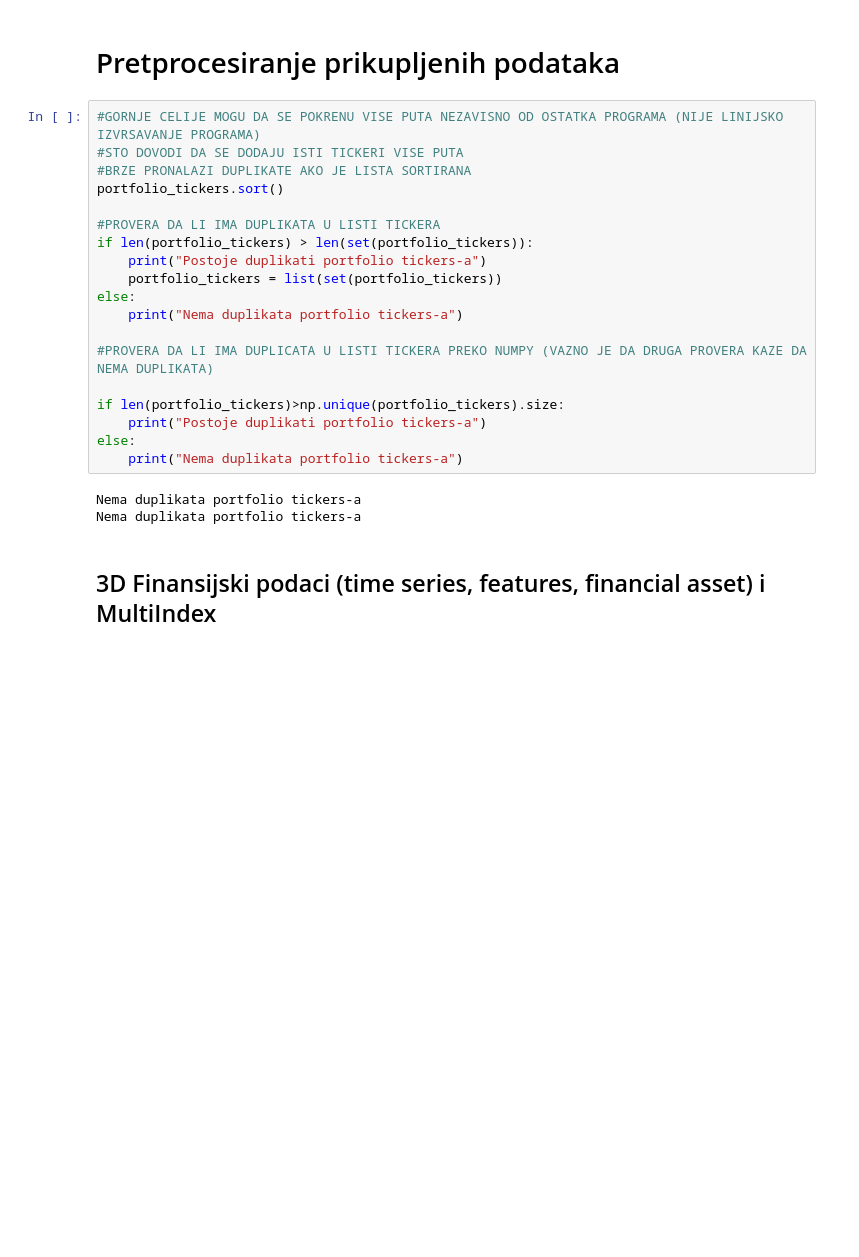
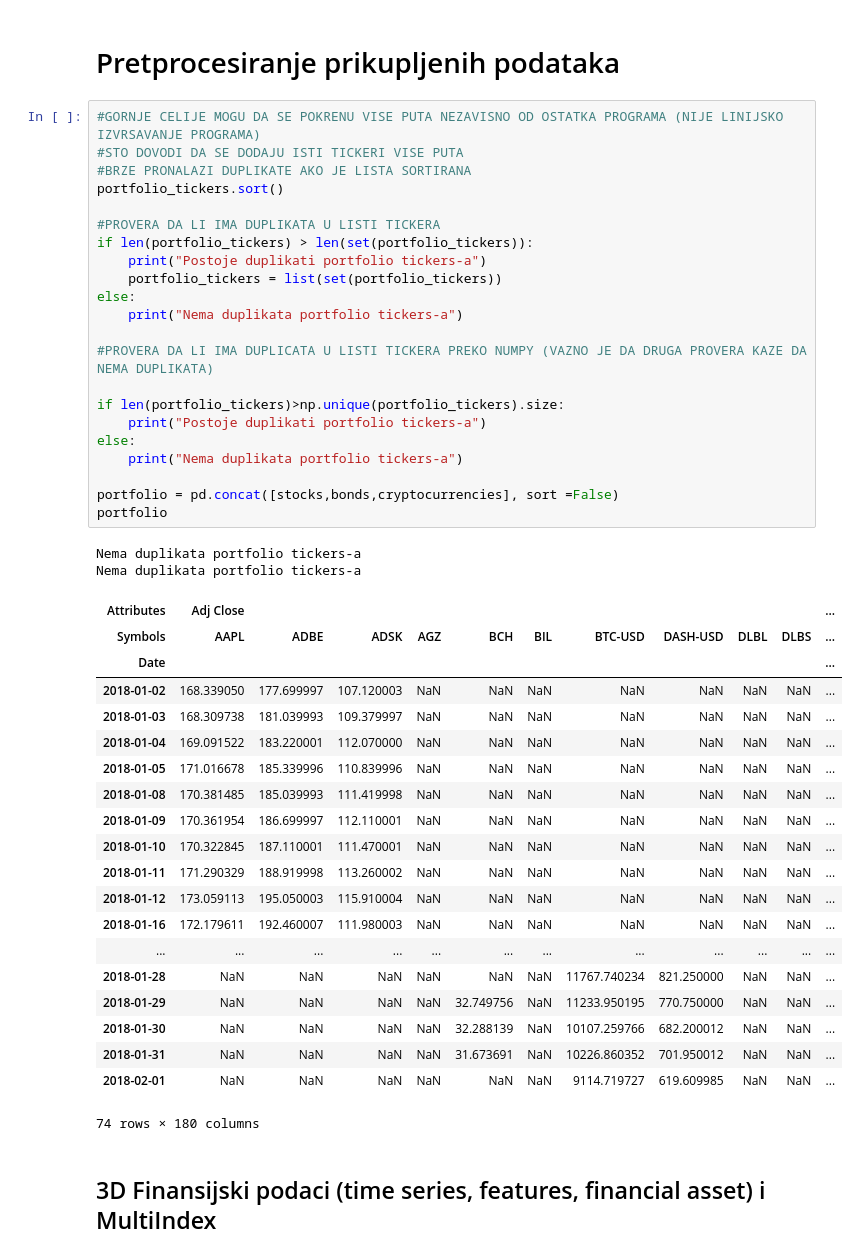
Before and after one commit to AI-PROJECTS-ORGANIZATION/Klasterovanje-finansijske-aktive, a Jupyter notebook: Klasterovanje finansijske aktive.ipynb, the cells around one changed output. Cells and saved outputs as stored; diff of their text form; blank space fills up the shorter version.

```diff
--- a/Klasterovanje finansijske aktive.ipynb
+++ b/Klasterovanje finansijske aktive.ipynb
@@ -152,25 +149,48 @@ Nema duplikata cryptocurrency tickers-a
 # %%
 #GORNJE CELIJE MOGU DA SE POKRENU VISE PUTA NEZAVISNO OD OSTATKA PROGRAMA (NIJE LINIJSKO IZVRSAVANJE PROGRAMA)
 #STO DOVODI DA SE DODAJU ISTI TICKERI VISE PUTA
 #BRZE PRONALAZI DUPLIKATE AKO JE LISTA SORTIRANA
 portfolio_tickers.sort()
 
 #PROVERA DA LI IMA DUPLIKATA U LISTI TICKERA
 if len(portfolio_tickers) > len(set(portfolio_tickers)):
     print("Postoje duplikati portfolio tickers-a")
     portfolio_tickers = list(set(portfolio_tickers))
 else:
     print("Nema duplikata portfolio tickers-a")
 
 #PROVERA DA LI IMA DUPLICATA U LISTI TICKERA PREKO NUMPY (VAZNO JE DA DRUGA PROVERA KAZE DA NEMA DUPLIKATA)
 
 if len(portfolio_tickers)>np.unique(portfolio_tickers).size:
     print("Postoje duplikati portfolio tickers-a")
 else:
     print("Nema duplikata portfolio tickers-a")
+
+portfolio = pd.concat([stocks,bonds,cryptocurrencies], sort =False)
+portfolio
 # %% [output]
 Nema duplikata portfolio tickers-a
 Nema duplikata portfolio tickers-a
+| Attributes | Adj Close |  |  |  |  |  |  |  |  |  | ... |
+| Symbols | AAPL | ADBE | ADSK | AGZ | BCH | BIL | BTC-USD | DASH-USD | DLBL | DLBS | ... |
+| Date |  |  |  |  |  |  |  |  |  |  | ... |
+| 2018-01-02 | 168.339050 | 177.699997 | 107.120003 | NaN | NaN | NaN | NaN | NaN | NaN | NaN | ... |
+| 2018-01-03 | 168.309738 | 181.039993 | 109.379997 | NaN | NaN | NaN | NaN | NaN | NaN | NaN | ... |
+| 2018-01-04 | 169.091522 | 183.220001 | 112.070000 | NaN | NaN | NaN | NaN | NaN | NaN | NaN | ... |
+| 2018-01-05 | 171.016678 | 185.339996 | 110.839996 | NaN | NaN | NaN | NaN | NaN | NaN | NaN | ... |
+| 2018-01-08 | 170.381485 | 185.039993 | 111.419998 | NaN | NaN | NaN | NaN | NaN | NaN | NaN | ... |
+| 2018-01-09 | 170.361954 | 186.699997 | 112.110001 | NaN | NaN | NaN | NaN | NaN | NaN | NaN | ... |
+| 2018-01-10 | 170.322845 | 187.110001 | 111.470001 | NaN | NaN | NaN | NaN | NaN | NaN | NaN | ... |
+| 2018-01-11 | 171.290329 | 188.919998 | 113.260002 | NaN | NaN | NaN | NaN | NaN | NaN | NaN | ... |
+| 2018-01-12 | 173.059113 | 195.050003 | 115.910004 | NaN | NaN | NaN | NaN | NaN | NaN | NaN | ... |
+| 2018-01-16 | 172.179611 | 192.460007 | 111.980003 | NaN | NaN | NaN | NaN | NaN | NaN | NaN | ... |
+| ... | ... | ... | ... | ... | ... | ... | ... | ... | ... | ... | ... |
+| 2018-01-28 | NaN | NaN | NaN | NaN | NaN | NaN | 11767.740234 | 821.250000 | NaN | NaN | ... |
+| 2018-01-29 | NaN | NaN | NaN | NaN | 32.749756 | NaN | 11233.950195 | 770.750000 | NaN | NaN | ... |
+| 2018-01-30 | NaN | NaN | NaN | NaN | 32.288139 | NaN | 10107.259766 | 682.200012 | NaN | NaN | ... |
+| 2018-01-31 | NaN | NaN | NaN | NaN | 31.673691 | NaN | 10226.860352 | 701.950012 | NaN | NaN | ... |
+| 2018-02-01 | NaN | NaN | NaN | NaN | NaN | NaN | 9114.719727 | 619.609985 | NaN | NaN | ... |
+74 rows × 180 columns
 # %% [markdown]
 ## 3D Finansijski podaci (time series, features, financial asset) i MultiIndex
 # %%
```
Also changed, not shown: parts of 13 cells of this notebook.
